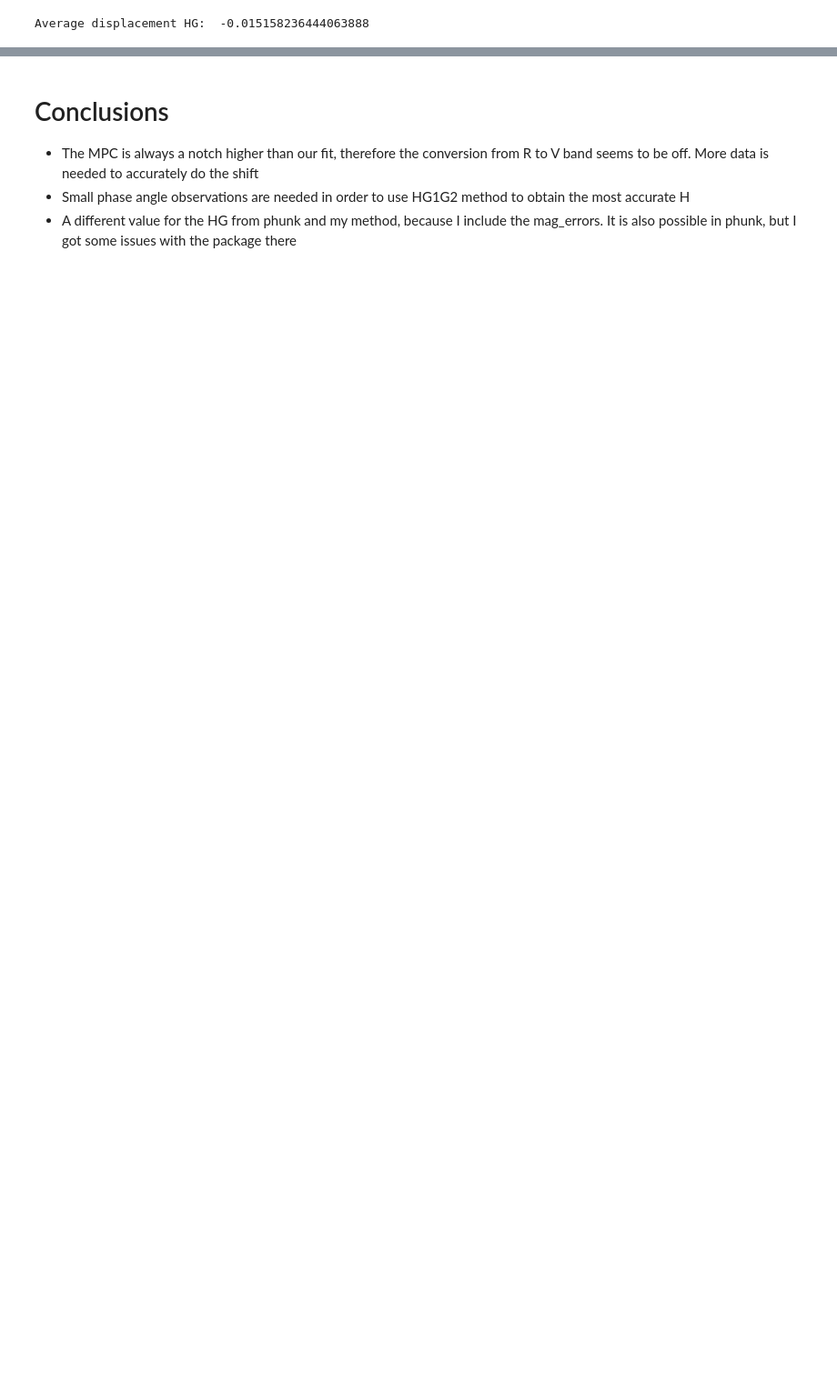
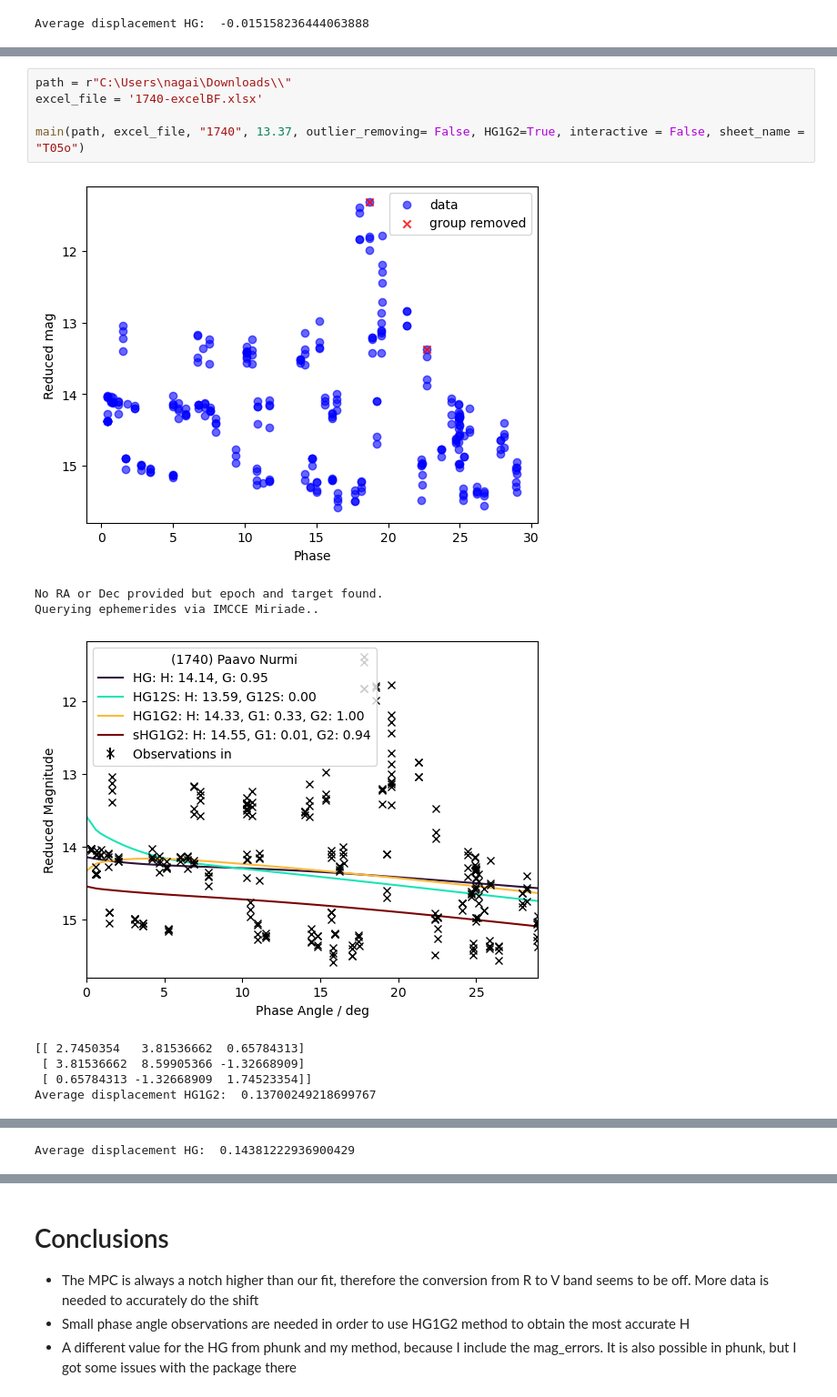
Before and after one commit to kristero/Asteroid_abs_mag, a Jupyter notebook: Pipeline for H.ipynb, the cells around one changed output, grey strips where cells are left out. Shown at 91% size. Drawn from its saved outputs; the diff is of its cells as text; blank space fills up the shorter version.

```diff
--- a/Pipeline for H.ipynb
+++ b/Pipeline for H.ipynb
@@ -573,0 +584,14 @@ Average displacement HG:  -0.015158236444063888
+# %%
+path = r"C:\Users\nagai\Downloads\\"
+excel_file = '1740-excelBF.xlsx'
+
+main(path, excel_file, "1740", 13.37, outlier_removing= False, HG1G2=True, interactive = False, sheet_name = "T05o")
+# %% [output]
+[figure, added]
+No RA or Dec provided but epoch and target found.
+Querying ephemerides via IMCCE Miriade..
+[figure, added]
+[[ 2.7450354   3.81536662  0.65784313]
+ [ 3.81536662  8.59905366 -1.32668909]
+ [ 0.65784313 -1.32668909  1.74523354]]
+Average displacement HG1G2:  0.13700249218699767
@@ -573,0 +599 @@ Average displacement HG:  -0.015158236444063888
+Average displacement HG:  0.14381222936900429
```
Also changed, not shown: parts of 9 cells of this notebook.
